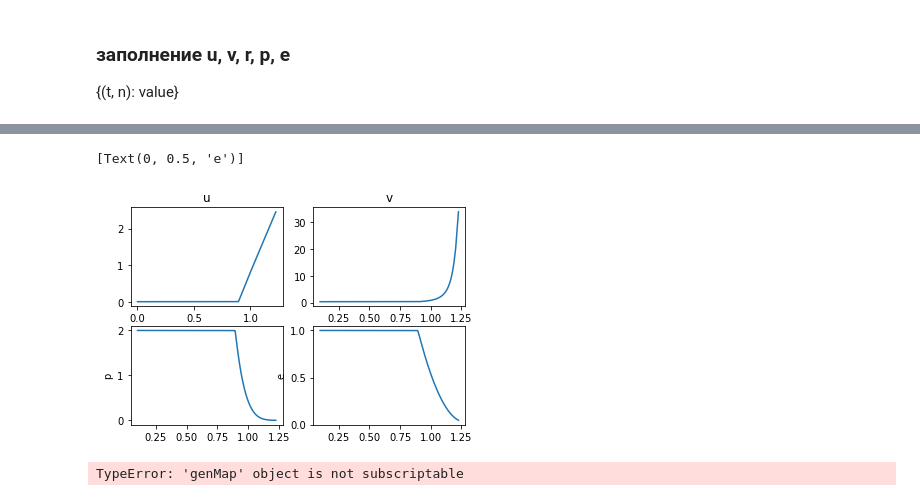
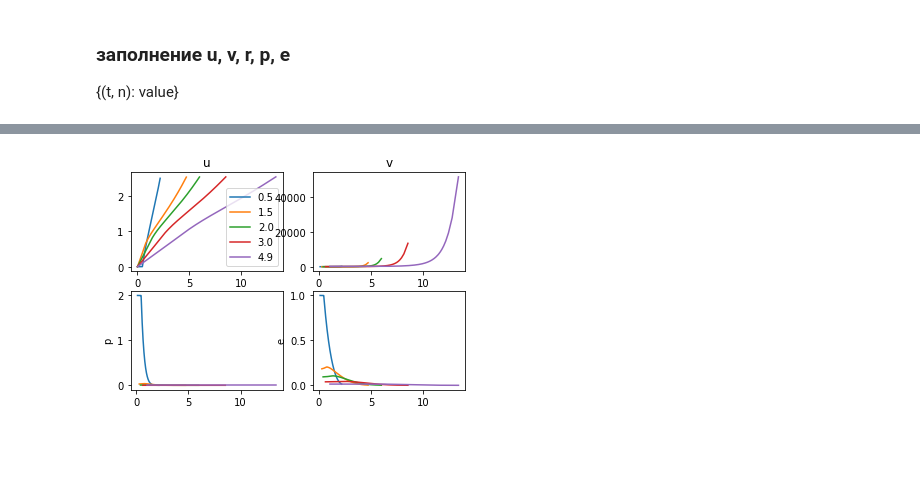
Before and after one commit to VZhikhareva/MIPT, a Jupyter notebook: ded/razryv_shara.ipynb, the cells around one changed output, grey strips where cells are left out. Saved outputs shown, nothing was run; the diff lists cells and outputs as text; code cells hidden in the pictures; blank space fills up the shorter version.

```diff
--- a/ded/razryv_shara.ipynb
+++ b/ded/razryv_shara.ipynb
@@ -118,21 +68,28 @@ n
+# %%
+rs1 = calc_all(500, 5)
+rs2 = calc_all(250, 5)
 # %%
-fig, axs = plt.subplots(2, 2)
-for n in lst_rn:
-    axs[0, 0].plot([r.get(n, i) for i in range(N+1)], [u.get(n + .5, i) for i in range(N+1)])
+# lst_rn = [int(tm / t_step) for tm in [1, 3, 5, 7.5, 9.9]]
+lst_rn = [int(tm / t_step) for tm in [.5, 1.5, 2, 3, 4.9]]
+def show_res(rs, lst_rn):
+    N = rs['N']
+    r = rs['r']
+    u = rs['u']
+    v = rs['v']
+    p = rs['p']
+    e = rs['e']
+    fig, axs = plt.subplots(2, 2)
+    for n in lst_rn:
+        axs[0, 0].plot([r.get(n, i) for i in range(N+1)], [u.get(n + .5, i) for i in range(N+1)], label = str(round(n * t_step, 2)))
     axs[0, 0].set_title('u')
-for n in lst_rn:
-    axs[0, 1].plot([r.get(n, i) for i in range(1, N+1)], [v.get(n, i -.5) for i in range(1, N+1)])
-axs[0, 1].set_title("v")
-for n in lst_rn:
-    axs[1, 0].plot([r.get(n, i) for i in range(1, N+1)], [p.get(n, i - .5) for i in range(1, N+1)])
-axs[1, 0].set(ylabel  = 'p')
-for n in lst_rn:
-    axs[1, 1].plot([r.get(n, i) for i in range(1, N+1)], [e.get(n, i - .5) for i in range(1, N+1)])
-axs[1, 1].set(ylabel  = 'e')
+    axs[0, 0].legend()
+    for n in lst_rn:
+        axs[0, 1].plot([r.get(n, i) for i in range(1, N+1)], [v.get(n, i -.5) for i in range(1, N+1)])
+    axs[0, 1].set_title("v")
+    for n in lst_rn:
+        axs[1, 0].plot([r.get(n, i) for i in range(1, N+1)], [p.get(n, i - .5) for i in range(1, N+1)])
+    axs[1, 0].set(ylabel  = 'p')
+    for n in lst_rn:
+        axs[1, 1].plot([r.get(n, i) for i in range(1, N+1)], [e.get(n, i - .5) for i in range(1, N+1)])
+    axs[1, 1].set(ylabel  = 'e')
+    plt.show()
-# %% [output]
-[Text(0, 0.5, 'e')]
-[figure, removed]
-# %%
-np.min([p[(n, i - .5)] for i in range(1, N+1)])
-# %% [output]
-TypeError: 'genMap' object is not subscriptable
@@ -140,0 +96,4 @@ TypeError: 'genMap' object is not subscriptable
+# %%
+show_res(rs1, [int(tm / t_step) for tm in [.5, 1.5, 2, 3, 4.9]])
+# %% [output]
+[figure, added]
```
Also changed, not shown: parts of 26 cells of this notebook, 1 other file.
